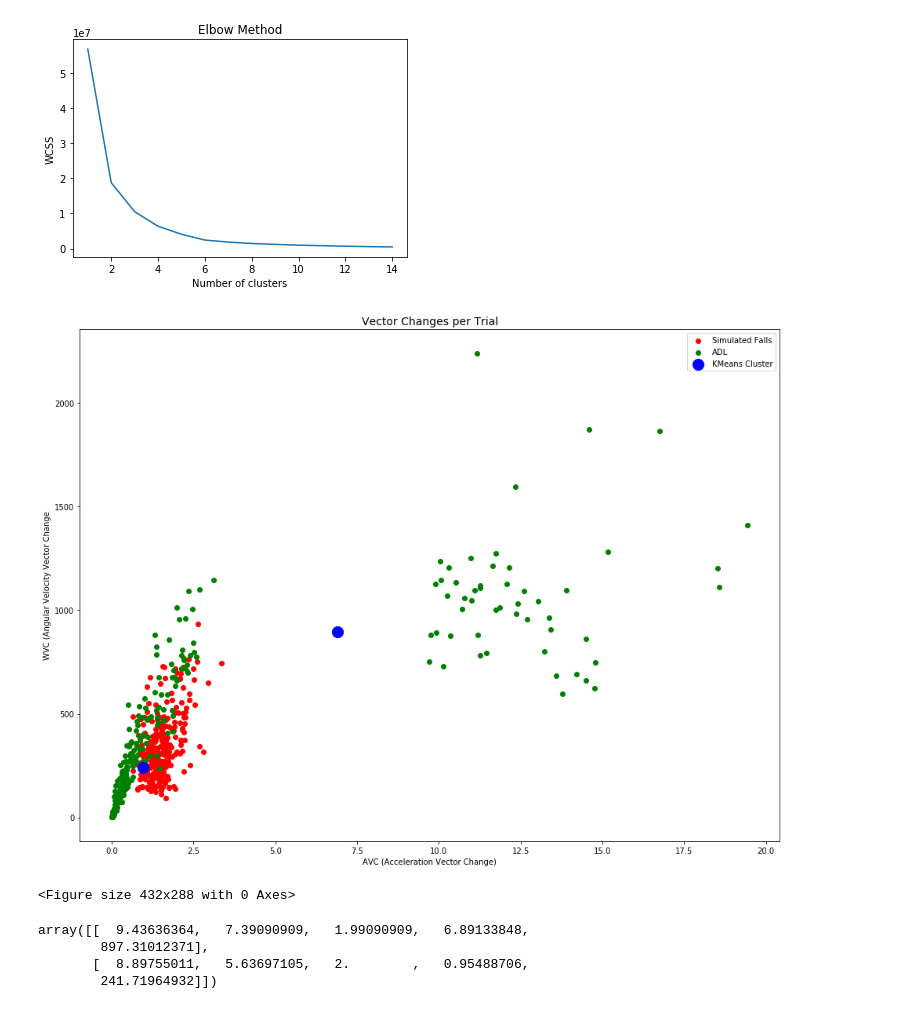
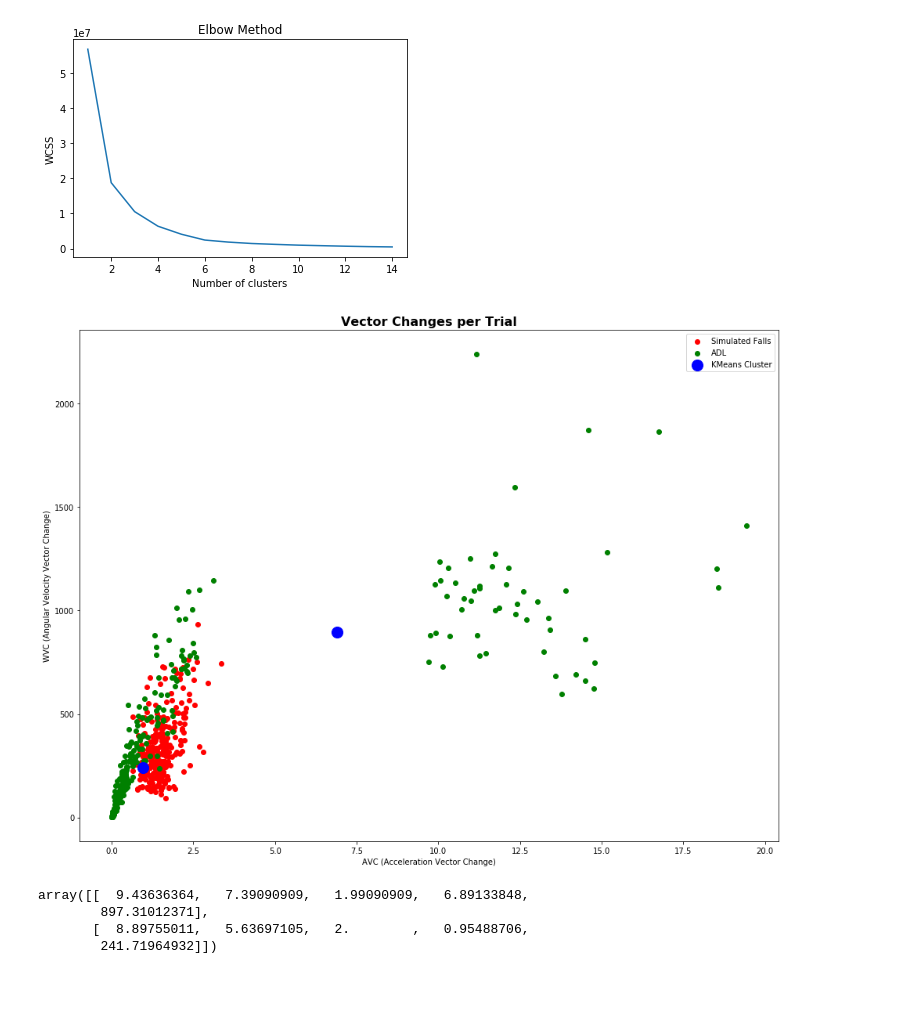
Before and after one commit to mjwolfe91/MSDS_Capstone_JC_AN_MW, a Jupyter notebook: AVC+WVC thresholds.ipynb, the cells around one changed output. Cells and saved outputs as stored; diff of their text form; code cells hidden in the pictures.

```diff
--- a/AVC+WVC thresholds.ipynb
+++ b/AVC+WVC thresholds.ipynb
@@ -282,27 +289,26 @@ plt.show()
 # %%
 from sklearn.pipeline import Pipeline
 from sklearn.svm import SVC
 
 estimators = [('clustering', KMeans()), ('svc', SVC())]
 pipe = Pipeline(estimators)
 
 pipe.set_params(clustering__n_clusters=2,clustering__init='k-means++',clustering__max_iter=300,
                clustering__n_init=10,clustering__random_state=0)
 kmeans = KMeans(n_clusters=2, init='k-means++', max_iter=300, n_init=10, random_state=0)
 pred_y = kmeans.fit_predict(X)
 fig=plt.figure(figsize = (16,12))
 plt.scatter(x=X.iloc[:,3][X['Activity']<6], y=X.iloc[:,4][X['Activity']<6], c="red", label='Simulated Falls')
 plt.scatter(x=X.iloc[:,3][X['Activity']>5], y=X.iloc[:,4][X['Activity']>5], c="green", label="ADL")
 plt.scatter(kmeans.cluster_centers_[:, 3], kmeans.cluster_centers_[:, 4], s=200, c='blue', label="KMeans Cluster")
-plt.title("Vector Changes per Trial", fontsize=14)
+plt.title("Vector Changes per Trial", fontsize=16, fontweight='bold')
 plt.xlabel("AVC (Acceleration Vector Change)")
-plt.ylabel("WVC (Angular Velocity Vector Change")
+plt.ylabel("WVC (Angular Velocity Vector Change)")
 plt.legend()
 plt.show()
-plt.savefig(r"C:\\Users\\k\\Desktop\\MSDS_Capstone_JC_AN_MW\\output\\"+ "Vector Change Clusters (2)", bbox_inches = 'tight')
+#plt.savefig(r"C:\\Users\\k\\Desktop\\MSDS_Capstone_JC_AN_MW\\output\\"+ "Vector Change Clusters (2)", bbox_inches = 'tight')
 # %% [output]
-[figure, old version]
+[figure, new version]
-<Figure size 432x288 with 0 Axes>
 # %%
 kmeans.cluster_centers_
 # %% [output]
```
Also changed, not shown: parts of 5 cells of this notebook, 1 other file.
